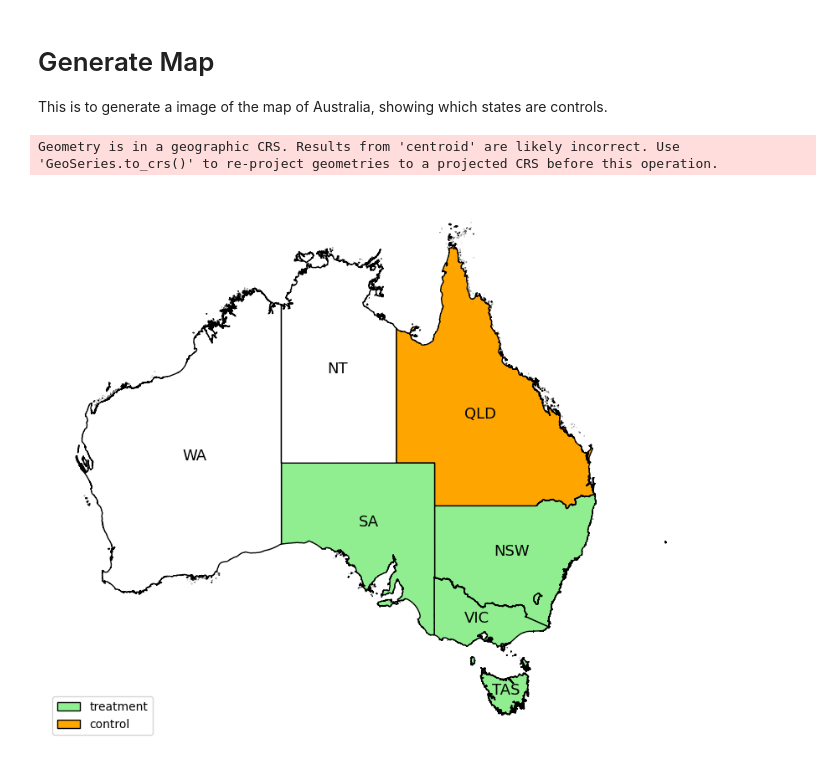
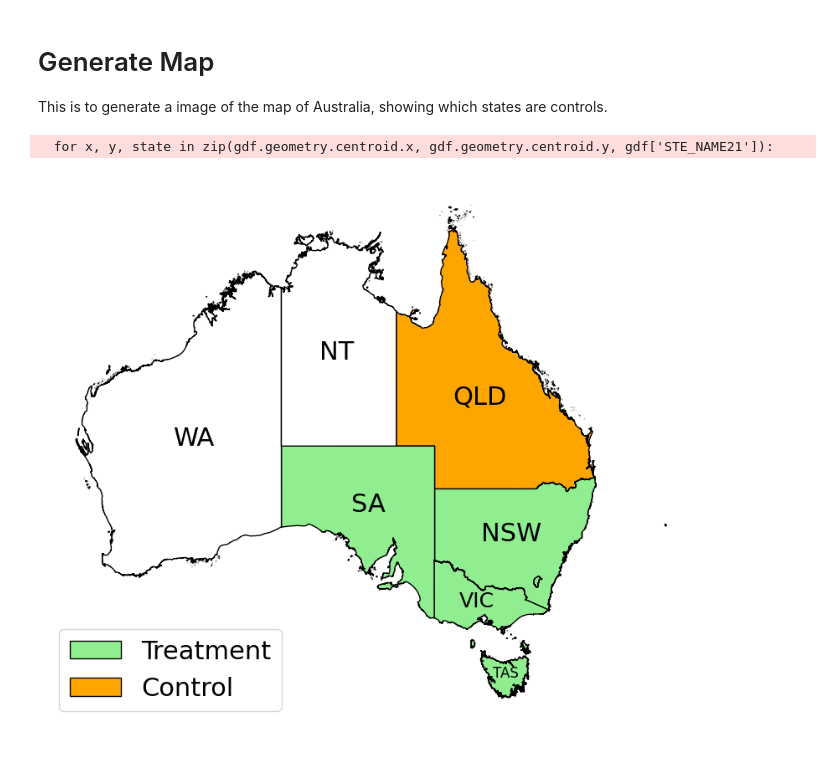
Before and after one commit to mdavis-xyz/applied-econometrics-dst, a Jupyter notebook: 90-map.ipynb, the cells around one changed output. Saved outputs shown, nothing was run; the diff lists cells and outputs as text; code cells hidden in the pictures.

```diff
--- a/90-map.ipynb
+++ b/90-map.ipynb
@@ -58,37 +58,44 @@ default_color = 'white'
 
 # filter out small islands
 gdf = gdf[gdf['STE_NAME21'] != 'Other Territories']
 gdf = gdf[gdf['STE_NAME21'] != 'Outside Australia']
 
 # Set up the plot
 fig, ax = plt.subplots(1, 1, figsize=(10, 10))
 gdf.plot(ax=ax, color=[states[state]['colour'] for state in gdf['STE_NAME21']], edgecolor='black')
 
 # Add state labels
 for x, y, state in zip(gdf.geometry.centroid.x, gdf.geometry.centroid.y, gdf['STE_NAME21']):
     if (state in states) and states[state].get('acronym'):
-        ax.text(x, y, states[state]['acronym'], fontsize=13, ha='center', va='center')
+        ac = states[state]['acronym']
+        if ac == 'TAS':
+            sz = 12
+        elif ac == 'VIC':
+            sz = 18
+        else:
+            sz = 22
+        ax.text(x, y, ac, fontsize=sz, ha='center', va='center')
 
 # Set plot title
 #plt.title("Map of Australia")
 
 # Remove axis labels
 ax.set_xticks([])
 ax.set_yticks([])
 ax.set_xticklabels([])
 ax.set_yticklabels([])
 ax.axis('off')
 
-legend_elements = [Patch(facecolor=treatment_colour, edgecolor='black', label='treatment'),
-                   Patch(facecolor=control_colour, edgecolor='black', label='control')]
+legend_elements = [Patch(facecolor=treatment_colour, edgecolor='black', label='Treatment'),
+                   Patch(facecolor=control_colour, edgecolor='black', label='Control')]
 
-ax.legend(handles=legend_elements, loc='lower left')
+ax.legend(handles=legend_elements, loc='lower left', prop={'size': 22})
 
 
 # Display the plot
 #plt.show()
 # or save it
-plt.savefig('data/map.png', pad_inches=0, bbox_inches='tight', transparent=True)
+plt.savefig('plots/map.png', pad_inches=0, bbox_inches='tight', transparent=True)
 # %% [output]
-Geometry is in a geographic CRS. Results from 'centroid' are likely incorrect. Use 'GeoSeries.to_crs()' to re-project geometries to a projected CRS before this operation.
+  for x, y, state in zip(gdf.geometry.centroid.x, gdf.geometry.centroid.y, gdf['STE_NAME21']):
-[figure, old version]
+[figure, new version]
```
Also changed, not shown: parts of 1 cell of this notebook, 52 other files.
